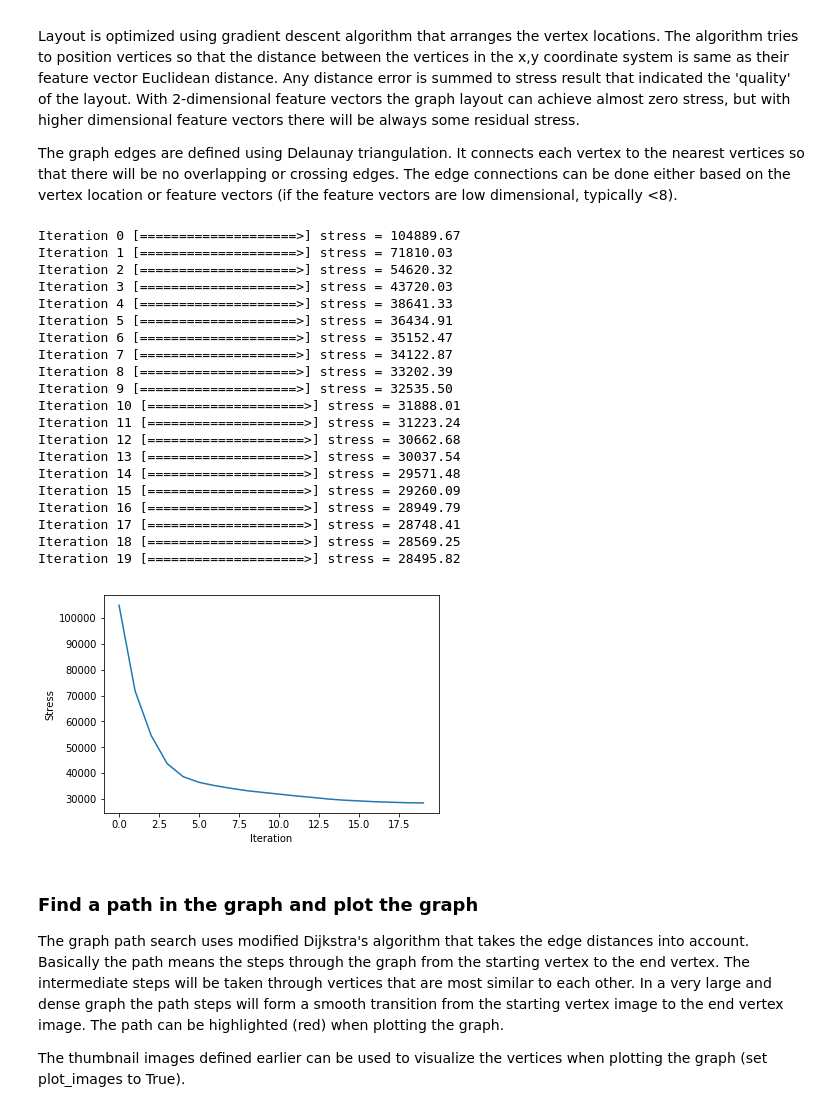
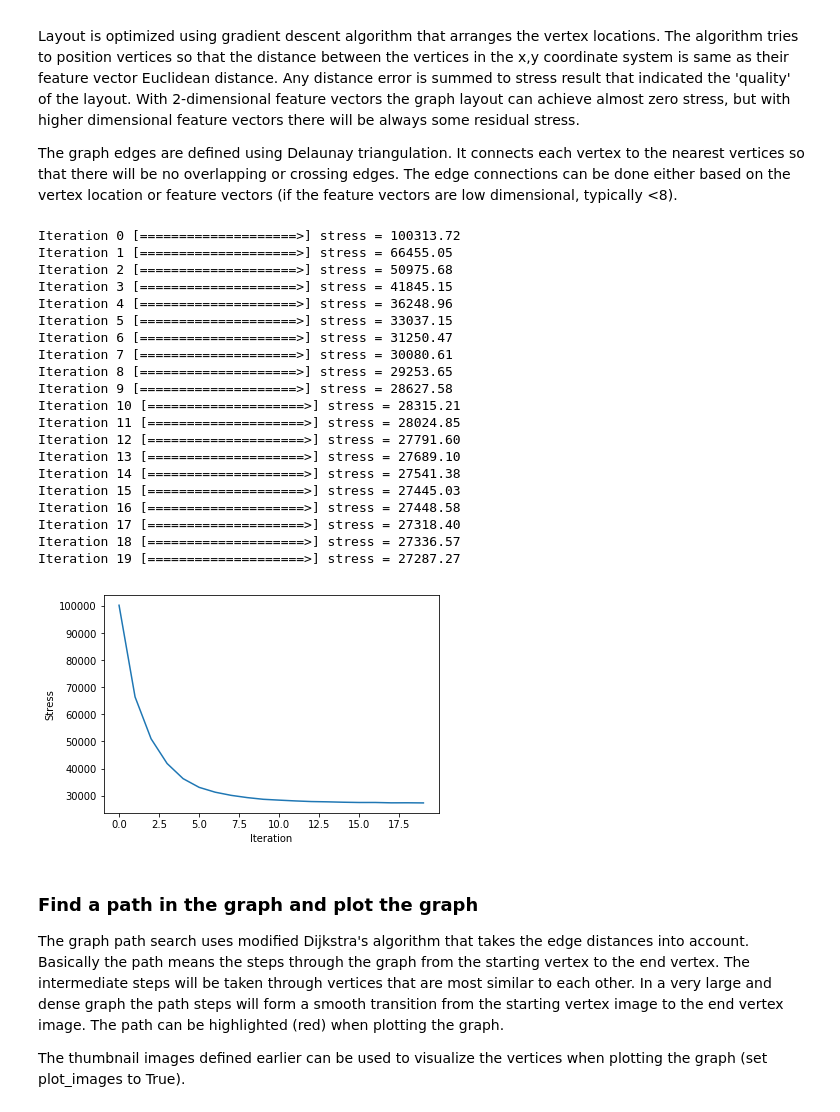
Before and after one commit to Kursula/FeatureGraph, a Jupyter notebook: Animal_face_graph.ipynb, the cells around one changed output. Cells and saved outputs as stored; diff of their text form; code cells hidden in the pictures.

```diff
--- a/Animal_face_graph.ipynb
+++ b/Animal_face_graph.ipynb
@@ -80,9 +81,9 @@ n_images = len(img_paths)
 # %%
 gr = Graph()
 for i in range(n_images):
-    gr.add_vertex(key=i, feature_vector=feature_vectors[i],
-                  image=thumbnails[i],
-                  description=img_paths[i])
+    gr.add_vertex(key=i, labels=['photo'])
+    gr.add_vertex_image(key=i, image=thumbnails[i])
+    gr.add_vertex_params(key=i, feature_vector=feature_vectors[i], path=img_paths[i])
 # %% [markdown]
 ### Optimize the graph layout.
 
@@ -90,40 +91,39 @@ Layout is optimized using gradient descent algorithm that arranges the vertex lo
 
 The graph edges are defined using Delaunay triangulation. It connects each vertex to the nearest vertices so that there will be no overlapping or crossing edges. The edge connections can be done either based on the vertex location or feature vectors (if the feature vectors are low dimensional, typically <8).
 # %%
-# Greate utilities object
-gr_utils = GraphUtils()
+# Optimize the vertex layout and plot the stress curve
+lrgen = LearningRateGen(lr_start=10)
 
-# Optimize the vertex layout and plot the stress curve
-stress = gr_utils.arrange_vertices(graph=gr, iterations=20, lr=10, verbose=True)
+stress = gr.sammon_mapping(iterations=20, lrgen=lrgen, verbose=True)
 plt.plot(stress)
 plt.xlabel('Iteration')
 plt.ylabel('Stress')
 plt.show()
 
 # Define graph edges using Delaunay triangulation
-gr_utils.delaunay_edges(graph=gr, method='location')
+gr.delaunay_edges(method='location')
 # %% [output]
-Iteration 0 [====================>] stress = 104889.67
-Iteration 1 [====================>] stress = 71810.03
-Iteration 2 [====================>] stress = 54620.32
-Iteration 3 [====================>] stress = 43720.03
-Iteration 4 [====================>] stress = 38641.33
-Iteration 5 [====================>] stress = 36434.91
-Iteration 6 [====================>] stress = 35152.47
-Iteration 7 [====================>] stress = 34122.87
-Iteration 8 [====================>] stress = 33202.39
-Iteration 9 [====================>] stress = 32535.50
-Iteration 10 [====================>] stress = 31888.01
-Iteration 11 [====================>] stress = 31223.24
-Iteration 12 [====================>] stress = 30662.68
-Iteration 13 [====================>] stress = 30037.54
-Iteration 14 [====================>] stress = 29571.48
-Iteration 15 [====================>] stress = 29260.09
-Iteration 16 [====================>] stress = 28949.79
-Iteration 17 [====================>] stress = 28748.41
-Iteration 18 [====================>] stress = 28569.25
-Iteration 19 [====================>] stress = 28495.82
+Iteration 0 [====================>] stress = 100313.72
+Iteration 1 [====================>] stress = 66455.05
+Iteration 2 [====================>] stress = 50975.68
+Iteration 3 [====================>] stress = 41845.15
+Iteration 4 [====================>] stress = 36248.96
+Iteration 5 [====================>] stress = 33037.15
+Iteration 6 [====================>] stress = 31250.47
+Iteration 7 [====================>] stress = 30080.61
+Iteration 8 [====================>] stress = 29253.65
+Iteration 9 [====================>] stress = 28627.58
+Iteration 10 [====================>] stress = 28315.21
+Iteration 11 [====================>] stress = 28024.85
+Iteration 12 [====================>] stress = 27791.60
+Iteration 13 [====================>] stress = 27689.10
+Iteration 14 [====================>] stress = 27541.38
+Iteration 15 [====================>] stress = 27445.03
+Iteration 16 [====================>] stress = 27448.58
+Iteration 17 [====================>] stress = 27318.40
+Iteration 18 [====================>] stress = 27336.57
+Iteration 19 [====================>] stress = 27287.27
-[figure, old version]
+[figure, new version]
 # %% [markdown]
 ### Find a path in the graph and plot the graph
 The graph path search uses modified Dijkstra's algorithm that takes the edge distances into account. Basically the path means the steps through the graph from the starting vertex to the end vertex. The intermediate steps will be taken through vertices that are most similar to each other. In a very large and dense graph the path steps will form a smooth transition from the starting vertex image to the end vertex image. The path can be highlighted (red) when plotting the graph.
```
Also changed, not shown: parts of 3 cells of this notebook, 5 other files.
